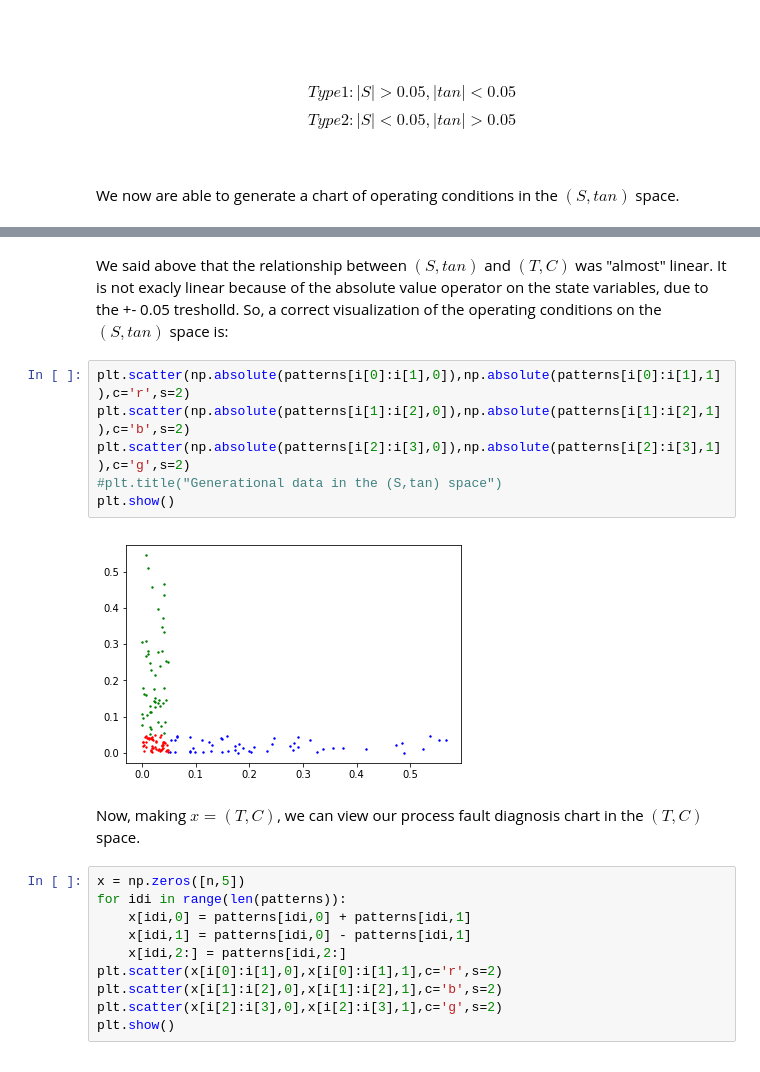
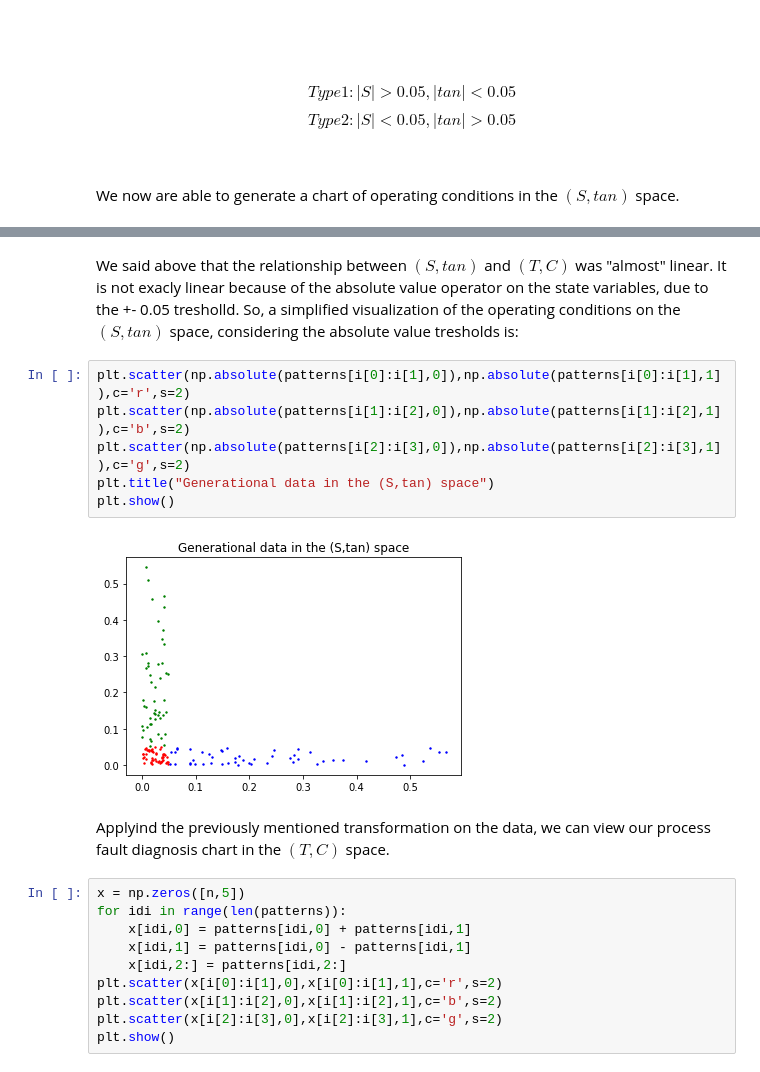
Before and after one commit to hermesribeiro/lk, a Jupyter notebook: Deep Learning and Process Engineering.ipynb, the cells around one changed output, grey strips where cells are left out. Cells and saved outputs as stored; diff of their text form.

```diff
--- a/Deep Learning and Process Engineering.ipynb
+++ b/Deep Learning and Process Engineering.ipynb
@@ -91,17 +109,17 @@ plt.show()
 # %% [output]
 [figure]
 # %% [markdown]
-We said above that the relationship between $(S,tan)$ and $(T,C)$ was "almost" linear. It is not exacly linear because of the absolute value operator on the state variables, due to the +- 0.05 tresholld. So, a correct visualization of the operating conditions on the $(S,tan)$ space is:
+We said above that the relationship between $(S,tan)$ and $(T,C)$ was "almost" linear. It is not exacly linear because of the absolute value operator on the state variables, due to the +- 0.05 tresholld. So, a simplified visualization of the operating conditions on the $(S,tan)$ space, considering the absolute value tresholds is:
 # %%
 plt.scatter(np.absolute(patterns[i[0]:i[1],0]),np.absolute(patterns[i[0]:i[1],1]),c='r',s=2)
 plt.scatter(np.absolute(patterns[i[1]:i[2],0]),np.absolute(patterns[i[1]:i[2],1]),c='b',s=2)
 plt.scatter(np.absolute(patterns[i[2]:i[3],0]),np.absolute(patterns[i[2]:i[3],1]),c='g',s=2)
-#plt.title("Generational data in the (S,tan) space")
+plt.title("Generational data in the (S,tan) space")
 plt.show()
 # %% [output]
-[figure, old version]
+[figure, new version]
 # %% [markdown]
-Now, making $x=(T,C)$, we can view our process fault diagnosis chart in the $(T,C)$ space.
+Applyind the previously mentioned transformation on the data, we can view our process fault diagnosis chart in the $(T,C)$ space.
 # %%
 x = np.zeros([n,5])
 for idi in range(len(patterns)):
```
Also changed, not shown: parts of 54 cells of this notebook, 3 other files.
